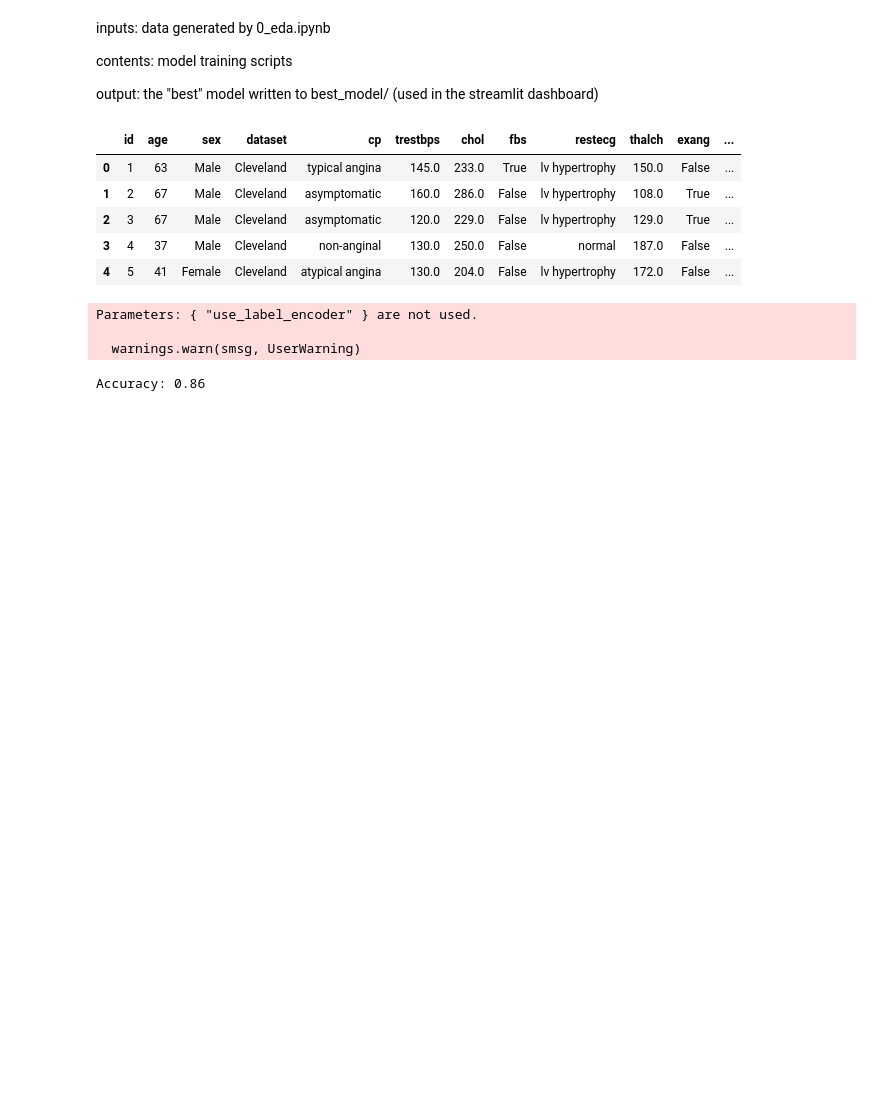
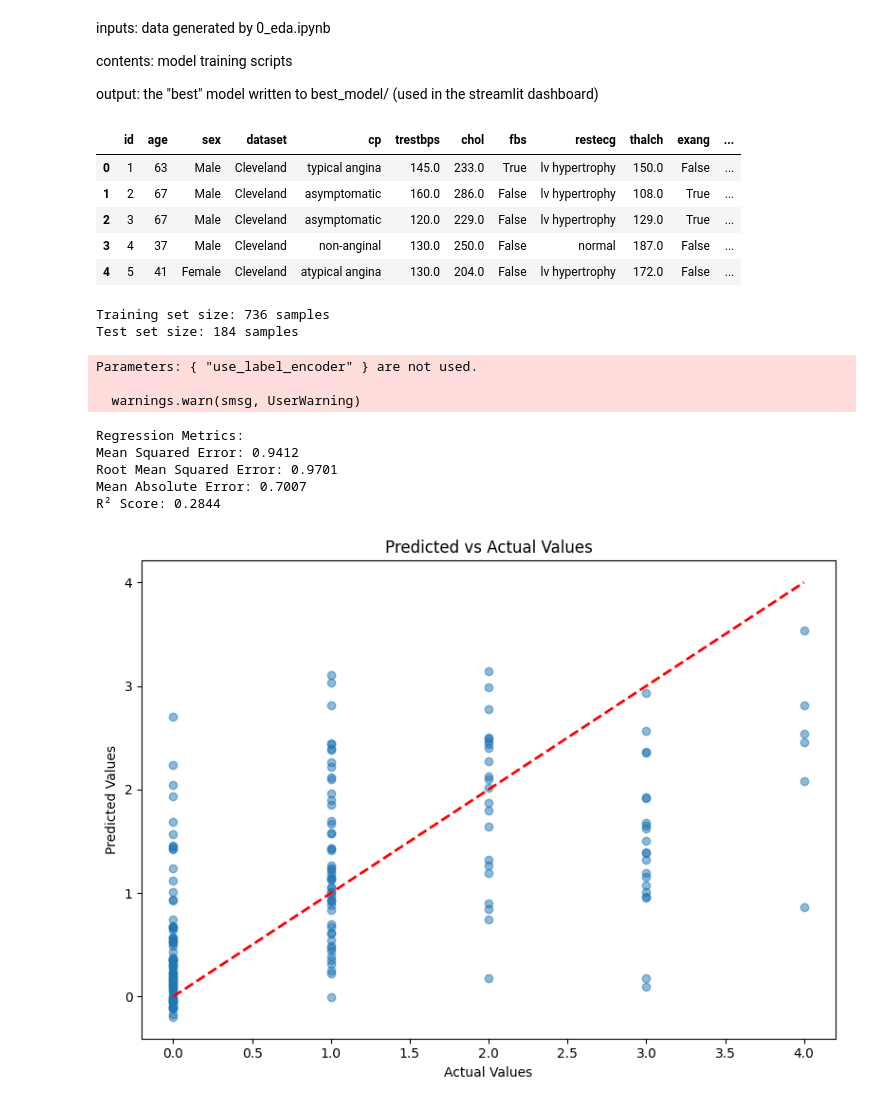
Before and after one commit to uberj/msds498, a Jupyter notebook: 1_train_model.ipynb, the cells around one changed output. Saved outputs shown, nothing was run; the diff lists cells and outputs as text; code cells hidden in the pictures; blank space fills up the shorter version.

Commit message:
[main] predict risk rating rather than binary label

```diff
--- a/1_train_model.ipynb
+++ b/1_train_model.ipynb
@@ -60,43 +60,84 @@ class DataPreprocessor(BaseEstimator, TransformerMixin):
         for col in numeric_cols:
             X[col] = X[col].fillna(X[col].median())
 
         # Encode categorical columns
         for col, le in self.encoders.items():
             # Fit the encoder with all possible labels including those in the test set
             all_labels = np.unique(X[col].fillna(X[col].mode()[0]))
             le.classes_ = np.unique(np.concatenate((le.classes_, all_labels), axis=None))
             X[col] = le.transform(X[col].fillna(X[col].mode()[0]))
         return X
 
 # Define the pipeline
 pipeline = Pipeline([
     ('selector', DataFrameSelector(df.columns.drop('label').drop('id'))),
     ('preprocessor', DataPreprocessor()),
-    ('classifier', xgb.XGBClassifier(use_label_encoder=False, eval_metric='mlogloss'))
+    ('regressor', xgb.XGBRegressor(use_label_encoder=False, eval_metric='mlogloss'))
 ])
 
 # Split the data into features and target
 X = df.drop('label', axis=1).drop('id', axis=1)
 y = df['label']
 
-# Encode the target variable
-label_encoder = LabelEncoder()
-y_encoded = label_encoder.fit_transform(y)
+# Split the data into training and testing sets
+X_train, X_test, y_train, y_test = train_test_split(X, y, test_size=0.2, random_state=42, stratify=y)
+# Print train/test set sizes
+print(f"Training set size: {X_train.shape[0]} samples")
+print(f"Test set size: {X_test.shape[0]} samples")
 
-# Split the data into training and testing sets
-X_train, X_test, y_train, y_test = train_test_split(X, y_encoded, test_size=0.2, random_state=42)
 
 # Fit the pipeline
 pipeline.fit(X_train, y_train)
 
 # Predict on the test set
 y_pred = pipeline.predict(X_test)
 
-# Calculate accuracy
-accuracy = accuracy_score(y_test, y_pred)
-print(f"Accuracy: {accuracy:.2f}")
+# Calculate and print evaluation metrics
+from sklearn.metrics import mean_squared_error, mean_absolute_error, r2_score
+import numpy as np
+import matplotlib.pyplot as plt
+
+# Calculate regression metrics
+mse = mean_squared_error(y_test, y_pred)
+rmse = np.sqrt(mse)
+mae = mean_absolute_error(y_test, y_pred)
+r2 = r2_score(y_test, y_pred)
+
+print("\nRegression Metrics:")
+print(f"Mean Squared Error: {mse:.4f}")
+print(f"Root Mean Squared Error: {rmse:.4f}")
+print(f"Mean Absolute Error: {mae:.4f}")
+print(f"R² Score: {r2:.4f}")
+
+# Create scatter plot of predicted vs actual values
+plt.figure(figsize=(8, 6))
+plt.scatter(y_test, y_pred, alpha=0.5)
+plt.plot([y_test.min(), y_test.max()], [y_test.min(), y_test.max()], 'r--', lw=2)
+plt.xlabel('Actual Values')
+plt.ylabel('Predicted Values')
+plt.title('Predicted vs Actual Values')
+plt.tight_layout()
+plt.show()
+
+# Create residual plot
+residuals = y_test - y_pred
+plt.figure(figsize=(8, 6))
+plt.scatter(y_pred, residuals, alpha=0.5)
+plt.axhline(y=0, color='r', linestyle='--')
+plt.xlabel('Predicted Values')
+plt.ylabel('Residuals')
+plt.title('Residual Plot')
+plt.tight_layout()
+plt.show()
 # %% [output]
-Parameters: { "use_label_encoder" } are not used.
-
-  warnings.warn(smsg, UserWarning)
+Training set size: 736 samples
+Test set size: 184 samples
-Accuracy: 0.86
+Parameters: { "use_label_encoder" } are not used.
+
+  warnings.warn(smsg, UserWarning)
+Regression Metrics:
+Mean Squared Error: 0.9412
+Root Mean Squared Error: 0.9701
+Mean Absolute Error: 0.7007
+R² Score: 0.2844
+[figure, added]
```
Also changed, not shown: parts of 4 cells of this notebook, 12 other files.
